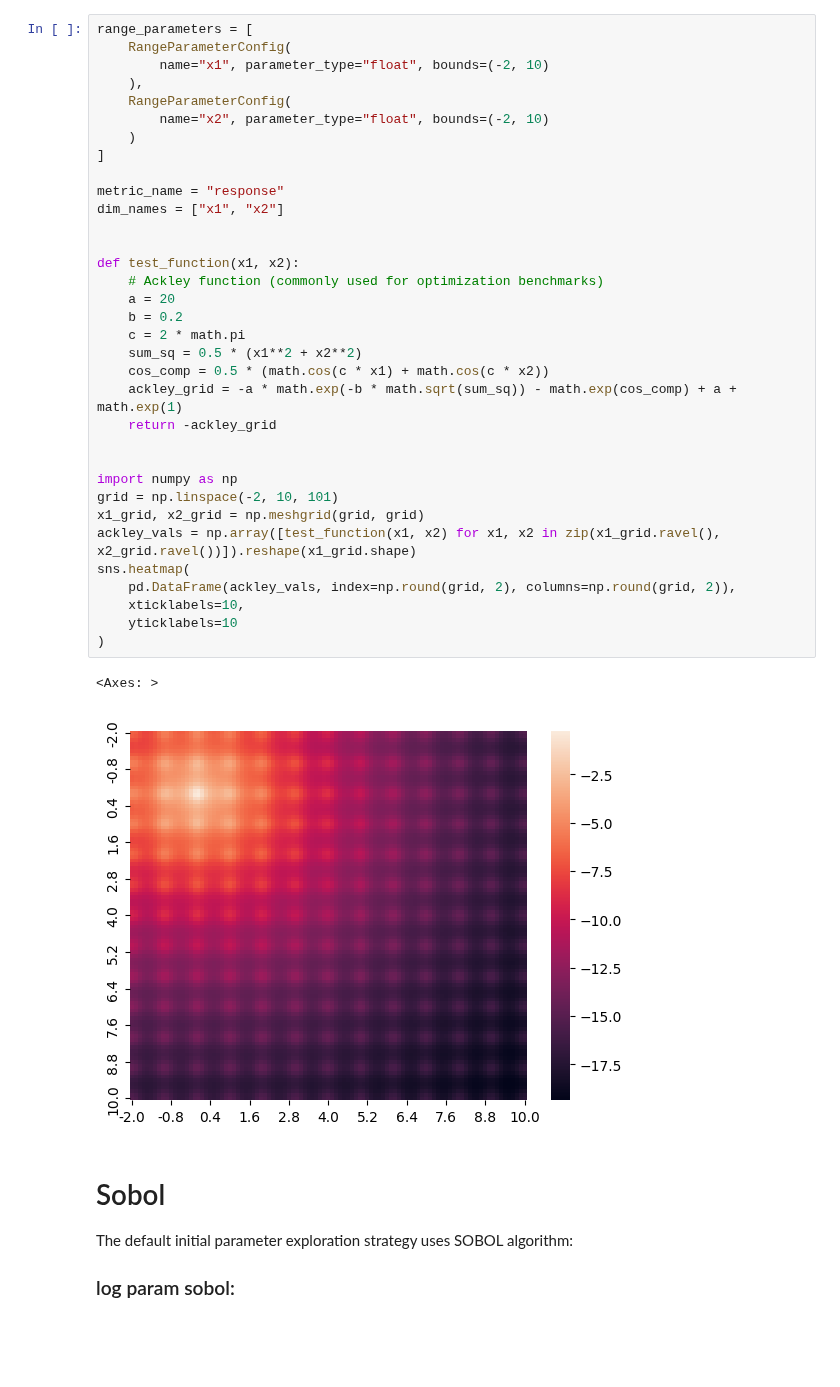
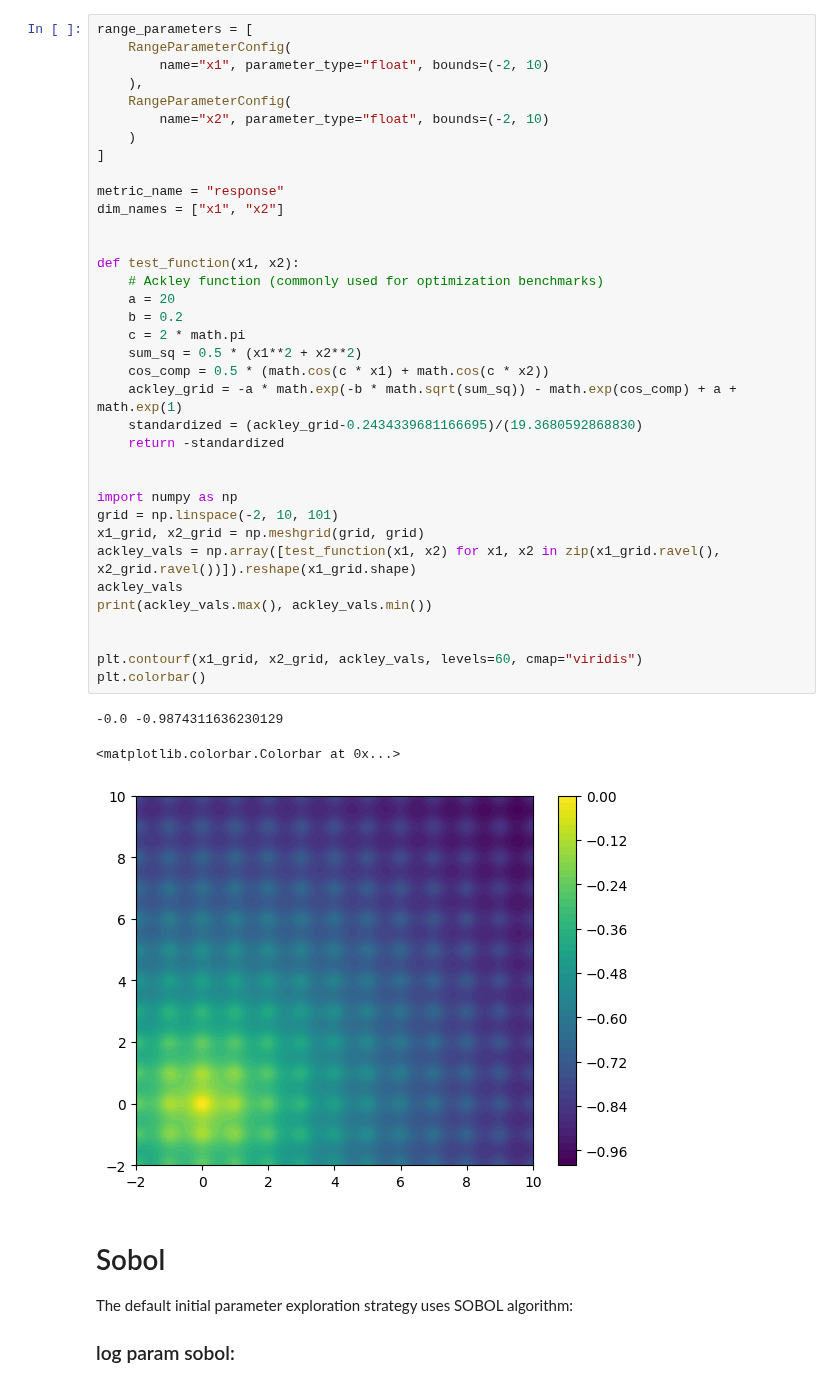
Before and after one commit to Sauciu1/BO-Coli, a Jupyter notebook: notebooks/batch_bayesian_test.ipynb, the cells around one changed output. Cells and saved outputs as stored; diff of their text form; blank space fills up the shorter version.

Commit message:
fixed plotting to a plane functionality

```diff
--- a/notebooks/batch_bayesian_test.ipynb
+++ b/notebooks/batch_bayesian_test.ipynb
@@ -23,40 +23,43 @@ from src.ax_helper import get_guess_coords
 # %%
 range_parameters = [
     RangeParameterConfig(
         name="x1", parameter_type="float", bounds=(-2, 10)
     ),
     RangeParameterConfig(
         name="x2", parameter_type="float", bounds=(-2, 10)
     )
 ]
 
 metric_name = "response"
 dim_names = ["x1", "x2"]
 
 
 def test_function(x1, x2):
     # Ackley function (commonly used for optimization benchmarks)
     a = 20
     b = 0.2
     c = 2 * math.pi
     sum_sq = 0.5 * (x1**2 + x2**2)
     cos_comp = 0.5 * (math.cos(c * x1) + math.cos(c * x2))
     ackley_grid = -a * math.exp(-b * math.sqrt(sum_sq)) - math.exp(cos_comp) + a + math.exp(1)
-    return -ackley_grid
+    standardized = (ackley_grid-0.2434339681166695)/(19.3680592868830)
+    return -standardized
 
 
 import numpy as np
 grid = np.linspace(-2, 10, 101)
 x1_grid, x2_grid = np.meshgrid(grid, grid)
 ackley_vals = np.array([test_function(x1, x2) for x1, x2 in zip(x1_grid.ravel(), x2_grid.ravel())]).reshape(x1_grid.shape)
-sns.heatmap(
-    pd.DataFrame(ackley_vals, index=np.round(grid, 2), columns=np.round(grid, 2)),
-    xticklabels=10,
-    yticklabels=10
-)
+ackley_vals
+print(ackley_vals.max(), ackley_vals.min())
+
+
+plt.contourf(x1_grid, x2_grid, ackley_vals, levels=60, cmap="viridis")
+plt.colorbar()
 # %% [output]
-<Axes: >
+-0.0 -0.9874311636230129
+<matplotlib.colorbar.Colorbar at 0x...>
-[figure, old version]
+[figure, new version]
 # %% [markdown]
 # Sobol
 The default initial parameter exploration strategy uses SOBOL algorithm:
```
Also changed, not shown: parts of 15 cells of this notebook, 2 other files.
